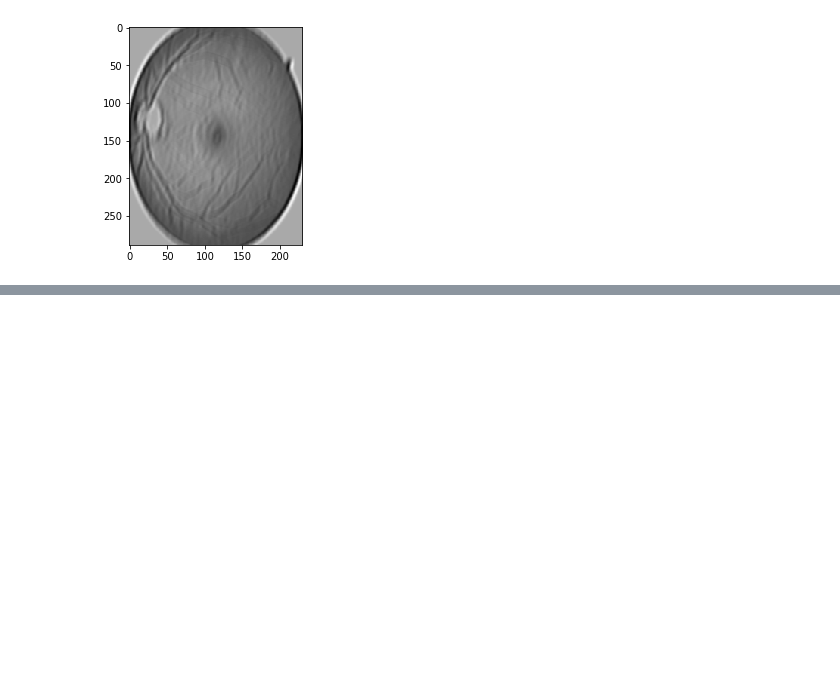
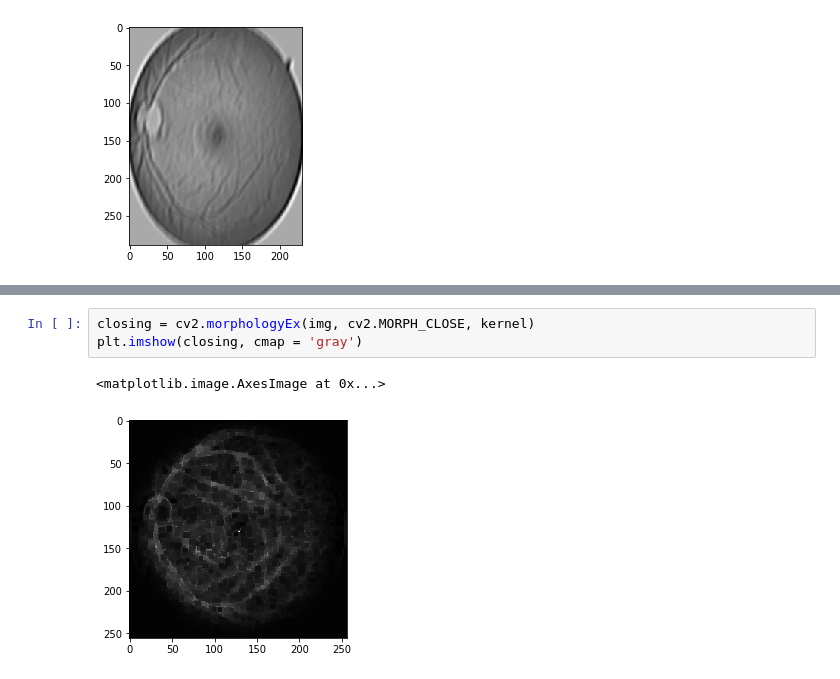
Before and after one commit to Nachimak28/SegCode, a Jupyter notebook: Segmentation_approaches.ipynb, the cells around one changed output, grey strips where cells are left out. Drawn from its saved outputs; the diff is of its cells as text; blank space fills up the shorter version.

```diff
--- a/Segmentation_approaches.ipynb
+++ b/Segmentation_approaches.ipynb
@@ -717,0 +738,6 @@ plt.imshow(edges, cmap = 'gray')
+# %%
+closing = cv2.morphologyEx(img, cv2.MORPH_CLOSE, kernel)
+plt.imshow(closing, cmap = 'gray')
+# %% [output]
+<matplotlib.image.AxesImage at 0x...>
+[figure, added]
```
Also changed, not shown: parts of 5 cells of this notebook, 6 other files.
